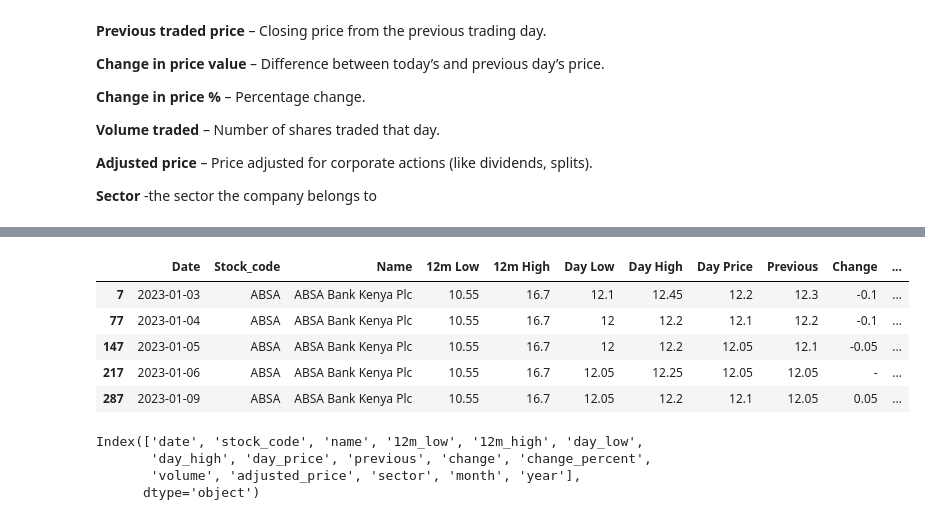
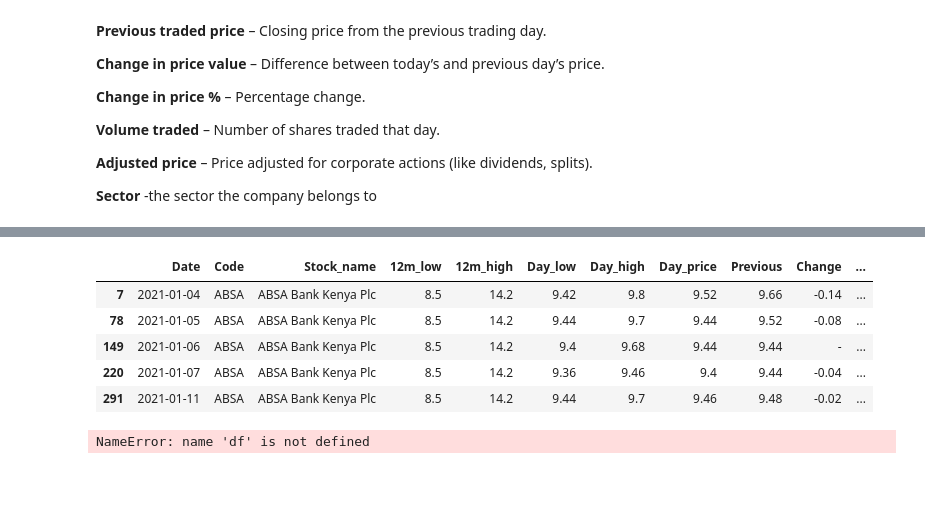
Before and after one commit to lorenaterah/NSE_Stock_Market_Segmentation, a Jupyter notebook: Notebooks/SharonK.ipynb, the cells around one changed output, grey strips where cells are left out. Saved outputs shown, nothing was run; the diff lists cells and outputs as text; code cells hidden in the pictures; blank space fills up the shorter version.

Commit message:
merged final data

```diff
--- a/Notebooks/SharonK.ipynb
+++ b/Notebooks/SharonK.ipynb
@@ -158,4 +312,4 @@ KeyError: 'Code'
 # %%
-nse_all = pd.concat([nse_2023, nse_2024], ignore_index=True)
-nse_all
+nse_df = pd.concat([df_2021,df_2022,df_2023,df_2024], ignore_index=True)
+nse_df
 # %% [output]
@@ -184,4 +328,0 @@ nse_all.head()
-# %%
-nse_df=nse_all.merge(sectors,on="Stock_code",how="left")
-
-nse_df.head()
@@ -272,7 +412,4 @@ Index(['Date', 'Stock_code', 'Name', '12m Low', '12m High', 'Day Low',
       dtype='object')
-# %%
-#drop the redundant column "Stock_name"
-nse_df = nse_df.drop(columns=['Stock_name'])
 # %% [markdown]
 **Date** – The calendar day of the trading information.
 
@@ -314,3 +462,9 @@ Steps:
+# %%
+#drop the redundant column "Stock_name"
+nse_df = nse_df.drop(columns=['Name_y'])
+
+#rename the original stock name
+nse_df=nse_df.rename(columns={'Name_x': 'Stock_name'})
 # %%
 #convert dates to datetime
 nse_df["Date"]=pd.to_datetime(nse_df["Date"])
@@ -321,33 +475,12 @@ nse_df["Month"]= nse_df["Date"].dt.month
 nse_df["Year"]= nse_df["Date"].dt.year
 # %%
 #sort time series logic
-nse_df=nse_df.sort_values(["Stock_code","Date"])
+nse_df=nse_df.sort_values(["Code","Date"])
 nse_df.head()
 # %% [output]
-|  | Date | Stock_code | Name | 12m Low | 12m High | Day Low | Day High | Day Price | Previous | Change | ... |
-| 7 | 2023-01-03 | ABSA | ABSA Bank Kenya Plc | 10.55 | 16.7 | 12.1 | 12.45 | 12.2 | 12.3 | -0.1 | ... |
-| 77 | 2023-01-04 | ABSA | ABSA Bank Kenya Plc | 10.55 | 16.7 | 12 | 12.2 | 12.1 | 12.2 | -0.1 | ... |
-| 147 | 2023-01-05 | ABSA | ABSA Bank Kenya Plc | 10.55 | 16.7 | 12 | 12.2 | 12.05 | 12.1 | -0.05 | ... |
-| 217 | 2023-01-06 | ABSA | ABSA Bank Kenya Plc | 10.55 | 16.7 | 12.05 | 12.25 | 12.05 | 12.05 | - | ... |
-| 287 | 2023-01-09 | ABSA | ABSA Bank Kenya Plc | 10.55 | 16.7 | 12.05 | 12.2 | 12.1 | 12.05 | 0.05 | ... |
+|  | Date | Code | Stock_name | 12m_low | 12m_high | Day_low | Day_high | Day_price | Previous | Change | ... |
+| 7 | 2021-01-04 | ABSA | ABSA Bank Kenya Plc | 8.5 | 14.2 | 9.42 | 9.8 | 9.52 | 9.66 | -0.14 | ... |
+| 78 | 2021-01-05 | ABSA | ABSA Bank Kenya Plc | 8.5 | 14.2 | 9.44 | 9.7 | 9.44 | 9.52 | -0.08 | ... |
+| 149 | 2021-01-06 | ABSA | ABSA Bank Kenya Plc | 8.5 | 14.2 | 9.4 | 9.68 | 9.44 | 9.44 | - | ... |
+| 220 | 2021-01-07 | ABSA | ABSA Bank Kenya Plc | 8.5 | 14.2 | 9.36 | 9.46 | 9.4 | 9.44 | -0.04 | ... |
+| 291 | 2021-01-11 | ABSA | ABSA Bank Kenya Plc | 8.5 | 14.2 | 9.44 | 9.7 | 9.46 | 9.48 | -0.02 | ... |
-# %%
-#standardize column names
-
-
-# Example
-nse_df.columns = (
-    nse_df.columns
-      .str.strip()              # remove leading/trailing spaces
-      .str.lower()              # convert to lowercase
-      .str.replace(' ', '_')    # replace spaces with underscore
-      .str.replace('%', '_percent')
-      .str.replace('[^a-z0-9_]', '', regex=True)  # remove special characters
-)
-
-
-print(nse_df.columns)
-# %% [output]
-Index(['date', 'stock_code', 'name', '12m_low', '12m_high', 'day_low',
-       'day_high', 'day_price', 'previous', 'change', 'change_percent',
-       'volume', 'adjusted_price', 'sector', 'month', 'year'],
-      dtype='object')
@@ -353,0 +490,11 @@ Index(['date', 'stock_code', 'name', '12m_low', '12m_high', 'day_low',
+# %%
+#numeric columns
+num_cols=['12m_low', '12m_high', 'Day_low', 'Day_high',
+       'Day_price', 'Previous', 'Change', 'Volume',
+       'Adjusted_price']
+
+
+for cols in num_cols:
+    df[col]=(df[col].astype(str).str.replace(',','',regex=False).astype(float))
+# %% [output]
+NameError: name 'df' is not defined
```
Also changed, not shown: parts of 24 cells of this notebook.
